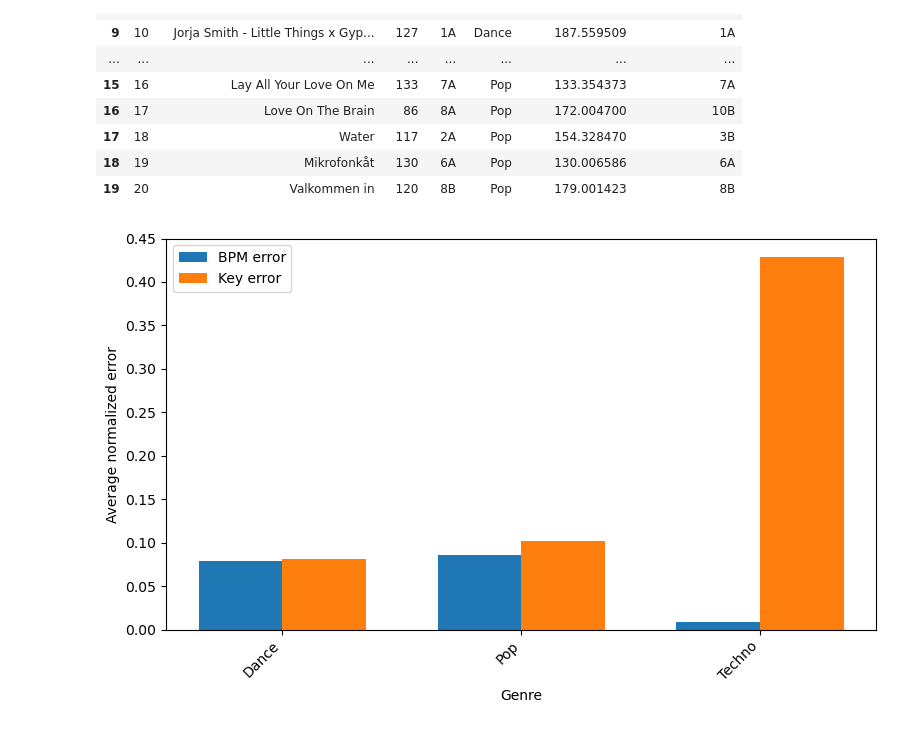
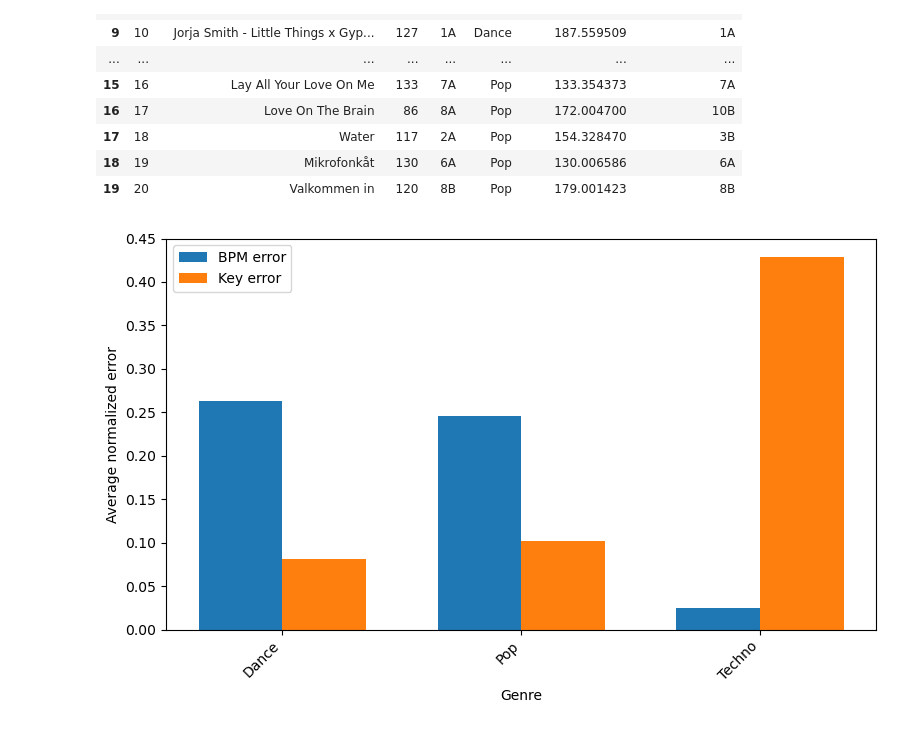
Before and after one commit to JarlSteph/Music_project, a Jupyter notebook: notebooks/optim_key_bpm.ipynb, the cells around one changed output. Cells and saved outputs as stored; diff of their text form; code cells hidden in the pictures.

```diff
--- a/notebooks/optim_key_bpm.ipynb
+++ b/notebooks/optim_key_bpm.ipynb
@@ -110,6 +110,7 @@ df1.head(50)
 | 19 | 20 | Valkommen in | 120 | 8B | Pop | 179.001423 | 8B |
 # %%
 # For visualizing the errors:
+import math
 
 def calc_key_diff(truth, pred):
     truth = truth.strip(); pred = pred.strip()
@@ -122,38 +123,42 @@ def calc_key_diff(truth, pred):
     let_diff = 0 if let_t == let_p else 1
     return (nr_diff + let_diff) / 7
 
+
+
 def calc_bpm_diff(truth, pred):
     t, p = float(truth), float(pred)
-    candidates = [p, 2*p, 0.5*p]
-    rel = min(abs(c - t) / t for c in candidates)
-    return min(rel, 1.0)  # cap at 1
+    if t <= 0 or p <= 0:
+        return 0.0
+    d = abs(math.log2(p / t)) % 1.0   # wrap by octaves
+    d = min(d, 1.0 - d)               # fold to [0, 0.5]
+    return 1- (1.0 - 2.0 * d)              # score in [0,1]; 1 = perfect/octave
 
 def visualize(df):
     bpm_e = []
     key_e = []
     for i, row in df.iterrows():
         bpm_t = row["BPM"]; bpm_p = row["predicted_BPM"]
         key_t = row["key"]; key_p = row["predicted_key"]
         bpm_e.append(calc_bpm_diff(bpm_t, bpm_p))
         key_e.append(calc_key_diff(key_t, key_p))
 
     df["bpm_dist"] = bpm_e ; df["key_dist"] = key_e
 
     avg = df.groupby("genre")[["bpm_dist", "key_dist"]].mean().reset_index()
 
     x = np.arange(len(avg))
     width = 0.35
 
     plt.figure(figsize=(8,5))
     plt.bar(x - width/2, avg["bpm_dist"], width, label="BPM error")
     plt.bar(x + width/2, avg["key_dist"], width, label="Key error")
 
     plt.xticks(x, avg["genre"], rotation=45, ha="right")
     plt.ylabel("Average normalized error")
     plt.xlabel("Genre")
     plt.legend()
     plt.tight_layout()
     plt.show()
 visualize(df1)
 # %% [output]
-[figure, old version]
+[figure, new version]
```
Also changed, not shown: parts of 1 cell of this notebook, 13 other files.
